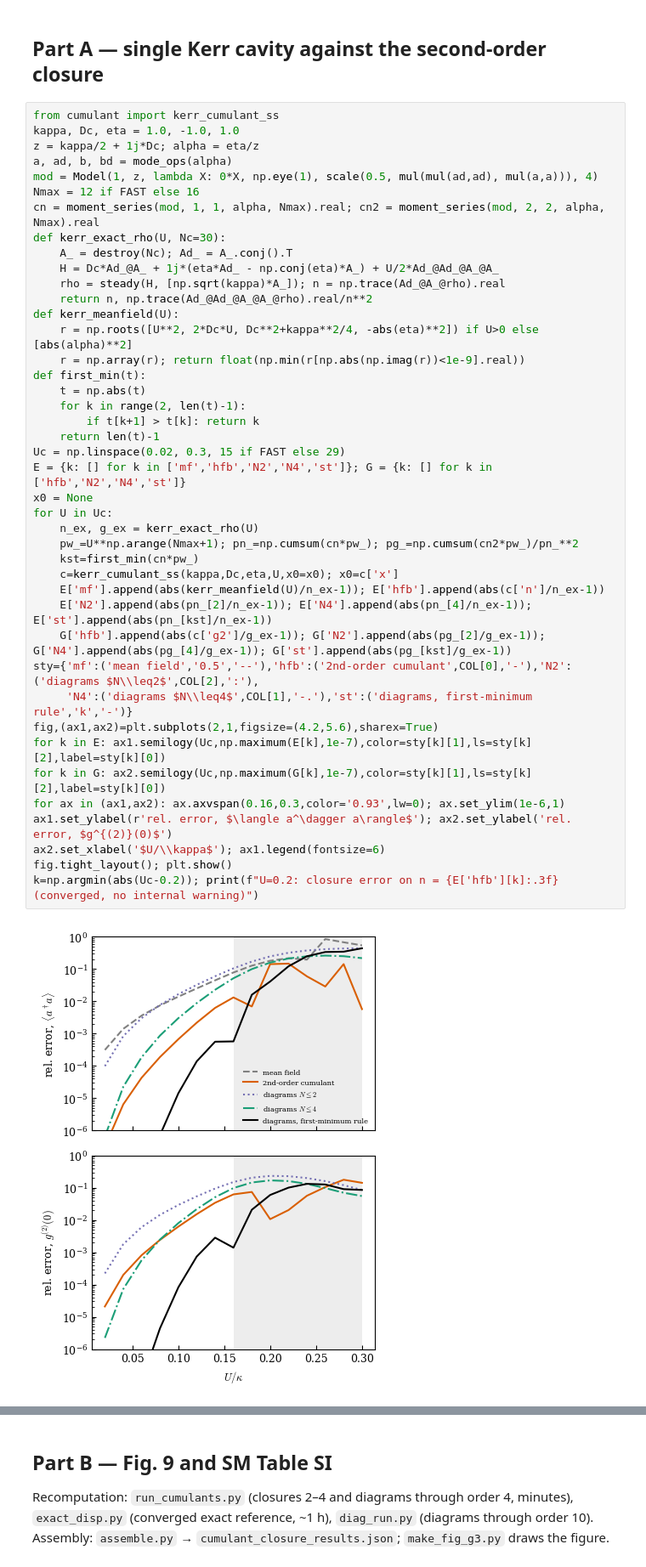
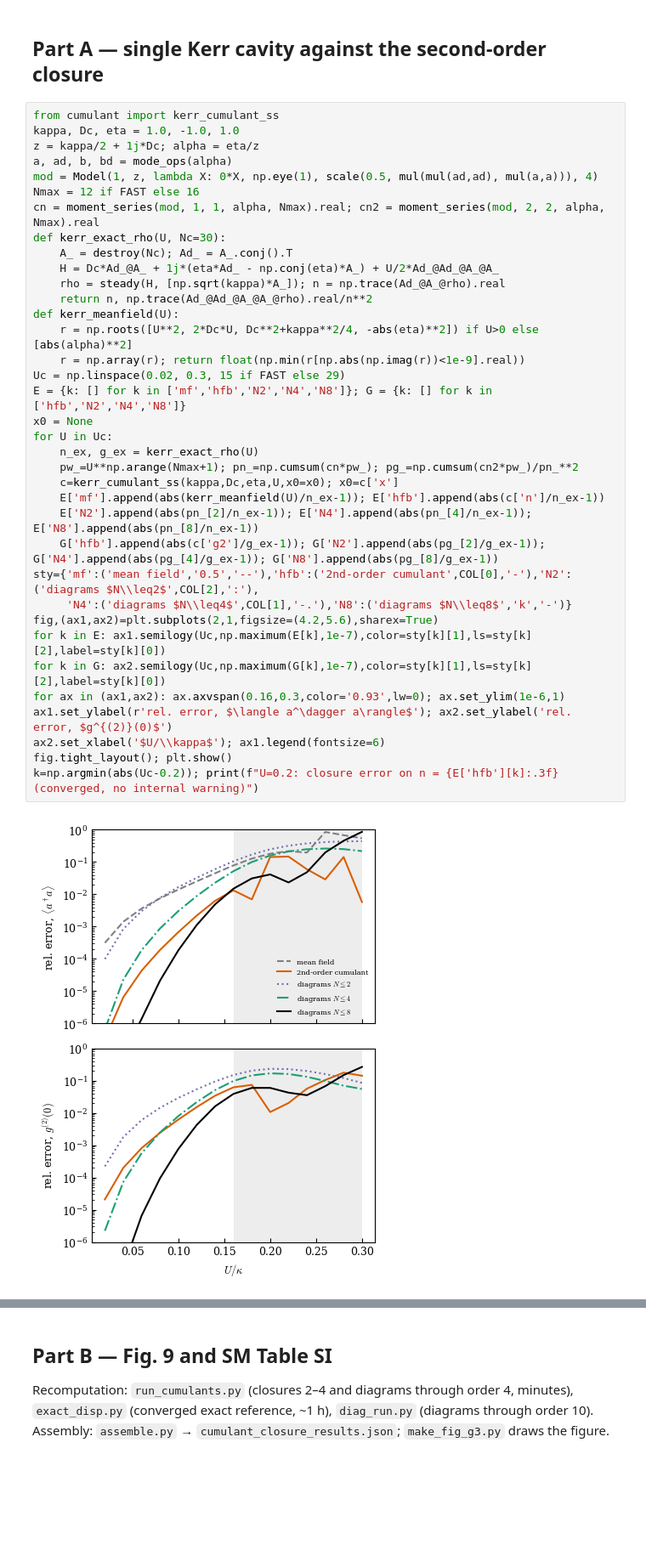
Before and after one commit to nhula01/FeynmanDiagrams, a Jupyter notebook: notebooks/07_cumulant_closures_fig9.ipynb, the cells around one changed output, grey strips where cells are left out. Shown at 85% size. Saved outputs shown, nothing was run; the diff lists cells and outputs as text; blank space fills up the shorter version.

```diff
--- a/notebooks/07_cumulant_closures_fig9.ipynb
+++ b/notebooks/07_cumulant_closures_fig9.ipynb
@@ -18,44 +18,38 @@ kappa, Dc, eta = 1.0, -1.0, 1.0
 z = kappa/2 + 1j*Dc; alpha = eta/z
 a, ad, b, bd = mode_ops(alpha)
 mod = Model(1, z, lambda X: 0*X, np.eye(1), scale(0.5, mul(mul(ad,ad), mul(a,a))), 4)
 Nmax = 12 if FAST else 16
 cn = moment_series(mod, 1, 1, alpha, Nmax).real; cn2 = moment_series(mod, 2, 2, alpha, Nmax).real
 def kerr_exact_rho(U, Nc=30):
     A_ = destroy(Nc); Ad_ = A_.conj().T
     H = Dc*Ad_@A_ + 1j*(eta*Ad_ - np.conj(eta)*A_) + U/2*Ad_@Ad_@A_@A_
     rho = steady(H, [np.sqrt(kappa)*A_]); n = np.trace(Ad_@A_@rho).real
     return n, np.trace(Ad_@Ad_@A_@A_@rho).real/n**2
 def kerr_meanfield(U):
     r = np.roots([U**2, 2*Dc*U, Dc**2+kappa**2/4, -abs(eta)**2]) if U>0 else [abs(alpha)**2]
     r = np.array(r); return float(np.min(r[np.abs(np.imag(r))<1e-9].real))
-def first_min(t):
-    t = np.abs(t)
-    for k in range(2, len(t)-1):
-        if t[k+1] > t[k]: return k
-    return len(t)-1
 Uc = np.linspace(0.02, 0.3, 15 if FAST else 29)
-E = {k: [] for k in ['mf','hfb','N2','N4','st']}; G = {k: [] for k in ['hfb','N2','N4','st']}
+E = {k: [] for k in ['mf','hfb','N2','N4','N8']}; G = {k: [] for k in ['hfb','N2','N4','N8']}
 x0 = None
 for U in Uc:
     n_ex, g_ex = kerr_exact_rho(U)
     pw_=U**np.arange(Nmax+1); pn_=np.cumsum(cn*pw_); pg_=np.cumsum(cn2*pw_)/pn_**2
-    kst=first_min(cn*pw_)
     c=kerr_cumulant_ss(kappa,Dc,eta,U,x0=x0); x0=c['x']
     E['mf'].append(abs(kerr_meanfield(U)/n_ex-1)); E['hfb'].append(abs(c['n']/n_ex-1))
-    E['N2'].append(abs(pn_[2]/n_ex-1)); E['N4'].append(abs(pn_[4]/n_ex-1)); E['st'].append(abs(pn_[kst]/n_ex-1))
-    G['hfb'].append(abs(c['g2']/g_ex-1)); G['N2'].append(abs(pg_[2]/g_ex-1)); G['N4'].append(abs(pg_[4]/g_ex-1)); G['st'].append(abs(pg_[kst]/g_ex-1))
+    E['N2'].append(abs(pn_[2]/n_ex-1)); E['N4'].append(abs(pn_[4]/n_ex-1)); E['N8'].append(abs(pn_[8]/n_ex-1))
+    G['hfb'].append(abs(c['g2']/g_ex-1)); G['N2'].append(abs(pg_[2]/g_ex-1)); G['N4'].append(abs(pg_[4]/g_ex-1)); G['N8'].append(abs(pg_[8]/g_ex-1))
 sty={'mf':('mean field','0.5','--'),'hfb':('2nd-order cumulant',COL[0],'-'),'N2':('diagrams $N\\leq2$',COL[2],':'),
-     'N4':('diagrams $N\\leq4$',COL[1],'-.'),'st':('diagrams, first-minimum rule','k','-')}
+     'N4':('diagrams $N\\leq4$',COL[1],'-.'),'N8':('diagrams $N\\leq8$','k','-')}
 fig,(ax1,ax2)=plt.subplots(2,1,figsize=(4.2,5.6),sharex=True)
 for k in E: ax1.semilogy(Uc,np.maximum(E[k],1e-7),color=sty[k][1],ls=sty[k][2],label=sty[k][0])
 for k in G: ax2.semilogy(Uc,np.maximum(G[k],1e-7),color=sty[k][1],ls=sty[k][2],label=sty[k][0])
 for ax in (ax1,ax2): ax.axvspan(0.16,0.3,color='0.93',lw=0); ax.set_ylim(1e-6,1)
 ax1.set_ylabel(r'rel. error, $\langle a^\dagger a\rangle$'); ax2.set_ylabel('rel. error, $g^{(2)}(0)$')
 ax2.set_xlabel('$U/\\kappa$'); ax1.legend(fontsize=6)
 fig.tight_layout(); plt.show()
 k=np.argmin(abs(Uc-0.2)); print(f"U=0.2: closure error on n = {E['hfb'][k]:.3f} (converged, no internal warning)")
 # %% [output]
-[figure, old version]
+[figure, new version]
 U=0.2: closure error on n = 0.143 (converged, no internal warning)
 # %% [markdown]
 ## Part B — Fig. 9 and SM Table SI
```
Also changed, not shown: parts of 4 cells of this notebook, 59 other files.
